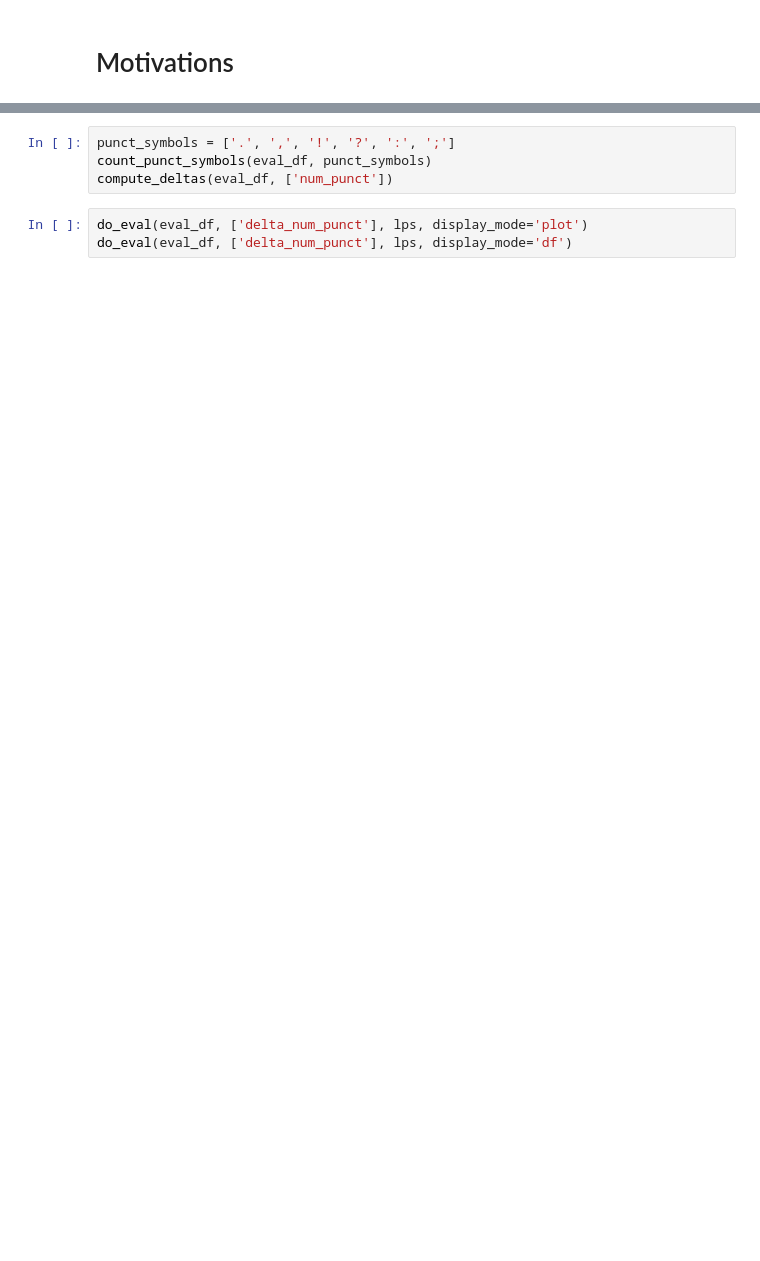
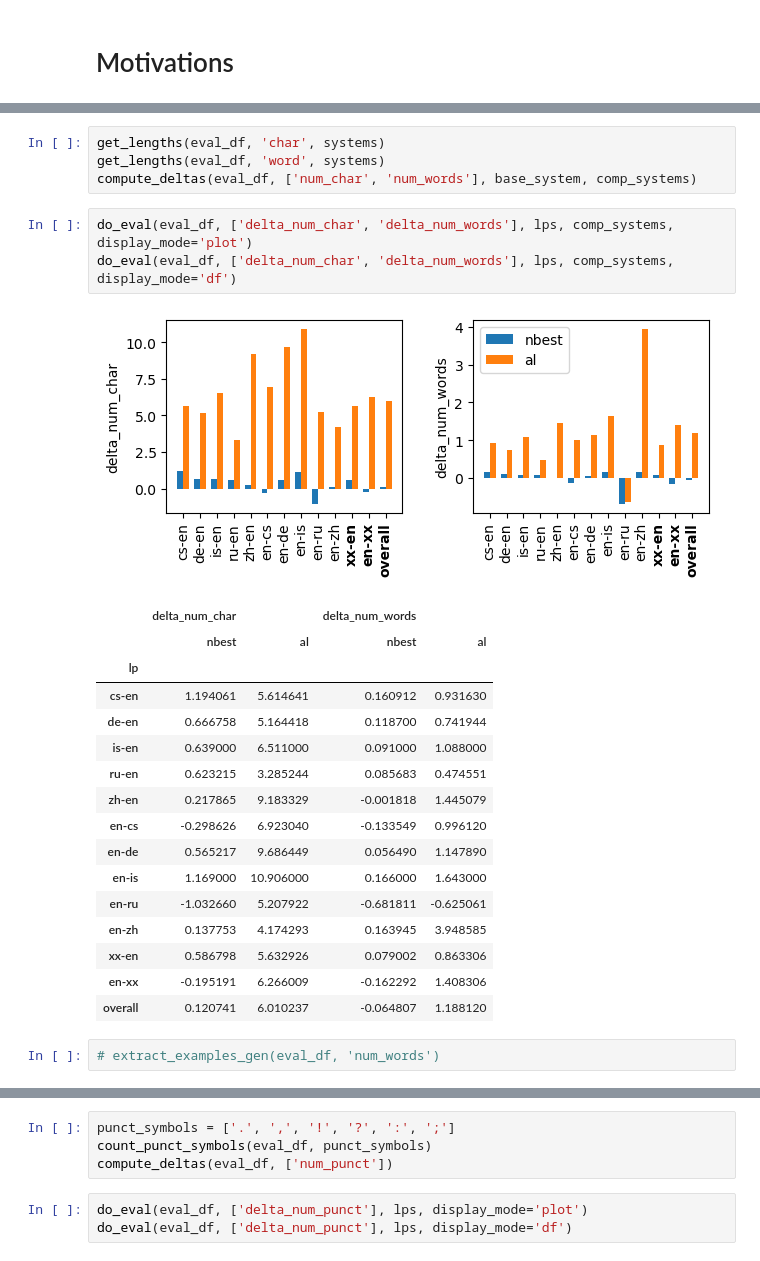
Before and after one commit to hgissbkh/translation-alignment, a Jupyter notebook: notebooks/analysis.ipynb, the cells around one changed output, grey strips where cells are left out. Cells and saved outputs as stored; diff of their text form; blank space fills up the shorter version.

```diff
--- a/notebooks/analysis.ipynb
+++ b/notebooks/analysis.ipynb
@@ -481,0 +581,27 @@ do_eval(eval_df, ['delta_names_F1', 'delta_numbers_F1'], lps, display_mode='df')
+# %%
+get_lengths(eval_df, 'char', systems)
+get_lengths(eval_df, 'word', systems)
+compute_deltas(eval_df, ['num_char', 'num_words'], base_system, comp_systems)
+# %%
+do_eval(eval_df, ['delta_num_char', 'delta_num_words'], lps, comp_systems, display_mode='plot')
+do_eval(eval_df, ['delta_num_char', 'delta_num_words'], lps, comp_systems, display_mode='df')
+# %% [output]
+[figure, added]
+|  | delta_num_char |  | delta_num_words |  |
+|  | nbest | al | nbest | al |
+| lp |  |  |  |  |
+| cs-en | 1.194061 | 5.614641 | 0.160912 | 0.931630 |
+| de-en | 0.666758 | 5.164418 | 0.118700 | 0.741944 |
+| is-en | 0.639000 | 6.511000 | 0.091000 | 1.088000 |
+| ru-en | 0.623215 | 3.285244 | 0.085683 | 0.474551 |
+| zh-en | 0.217865 | 9.183329 | -0.001818 | 1.445079 |
+| en-cs | -0.298626 | 6.923040 | -0.133549 | 0.996120 |
+| en-de | 0.565217 | 9.686449 | 0.056490 | 1.147890 |
+| en-is | 1.169000 | 10.906000 | 0.166000 | 1.643000 |
+| en-ru | -1.032660 | 5.207922 | -0.681811 | -0.625061 |
+| en-zh | 0.137753 | 4.174293 | 0.163945 | 3.948585 |
+| xx-en | 0.586798 | 5.632926 | 0.079002 | 0.863306 |
+| en-xx | -0.195191 | 6.266009 | -0.162292 | 1.408306 |
+| overall | 0.120741 | 6.010237 | -0.064807 | 1.188120 |
+# %%
+# extract_examples_gen(eval_df, 'num_words')
```
Also changed, not shown: parts of 106 cells of this notebook, 20 other files.
